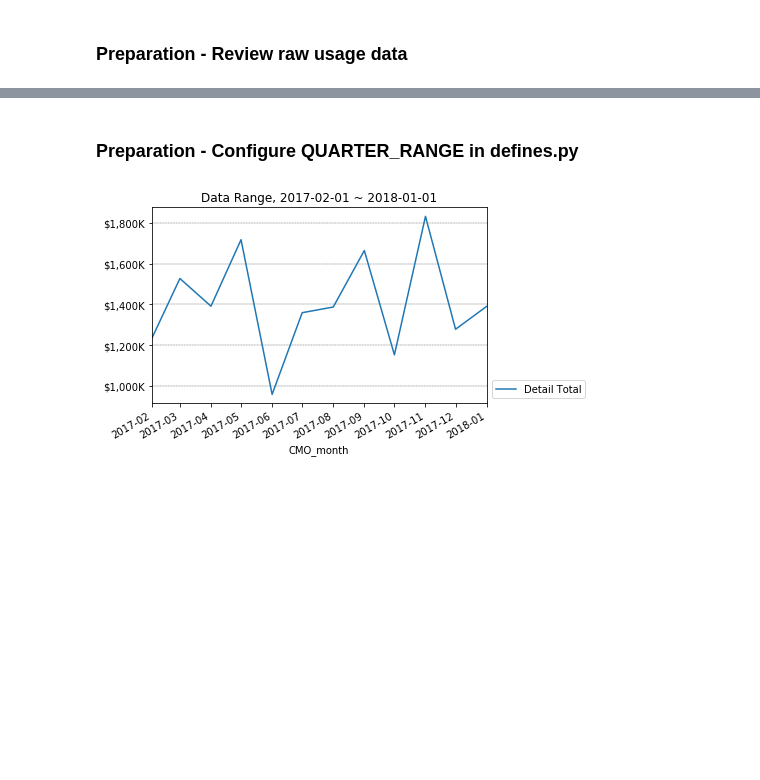
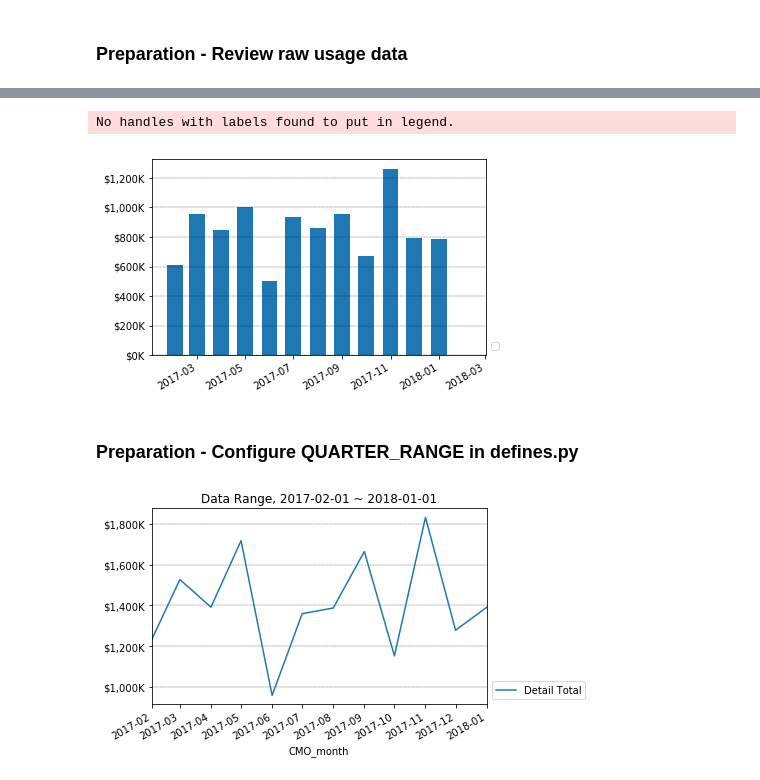
Before and after one commit to k1fukumoto/vcpp-data, a Jupyter notebook: report/NTT_Booking_Report.ipynb, the cells around one changed output, grey strips where cells are left out. Cells and saved outputs as stored; diff of their text form; code cells hidden in the pictures; blank space fills up the shorter version.

```diff
--- a/report/NTT_Booking_Report.ipynb
+++ b/report/NTT_Booking_Report.ipynb
@@ -62,3 +40,65 @@ Index(['Order ID', 'Alliance', 'Bill To Organization', 'BU', 'Channel Name',
+# %%
+def first_date_of_month(x):
+    if(math.isnan(x.year)):
+        return math.nan
+    else:
+        return datetime.date(x.year,x.month,1)
+
+
+CMO_month = list(map(lambda x: first_date_of_month(pd.Timestamp(x)),df_vspp['Cmo'].values))
+df_vspp['CMO_month'] = pd.Series(CMO_month,index=df_vspp.index)
+# %%
+ntt_showcase = set([x.upper() for x in [
+    'NTT America',
+    'NTT America, Inc. SME',
+    'NTT BizLink, Inc.',
+    'NTT Com Asia Limited',
+    'NTT Com ICT Solutions (Australia) Pty Ltd',
+    'NTT Communications (Thailand) Co.,Ltd.',
+    'NTT Communications China Co., Ltd.',
+    'NTT Communications Corporation',
+    'NTT Communications Corporation Australia Office',
+    'NTT Communications Corporation Bangkok Office',
+    'NTT Communications Corporation Barcelona Office',
+    'NTT Communications Corporation Cyberjaya Office',
+    'NTT Communications Corporation Frankfurt Office',
+    'NTT Communications Corporation Hong Kong Office',
+    'NTT Communications Corporation London Office',
+    'NTT Communications Corporation New York Office',
+    'NTT Communications Corporation Paris Office',
+    'NTT Communications Corporation Singapore Office',
+    'NTT Communications Russia',
+    'NTT Europe',
+    'NTT Europe Limited',
+    'NTT Europe Ltd',
+    'NTT EUROPE ONLINE GMBH',
+    'NTT MSC Sdn Bhd',
+    'NTT NEOMEIT Corporation',
+    'NTT Singapore PTE Ltd',
+    'NTT SMARTCONNECT Corporation',
+    'NTTPC Communications,Inc.'
+]])
+
+ntt_all = set(df_vspp[df_vspp['Reseller'].str.match(r'.*NTT*')]['Reseller'].drop_duplicates().values)
+
+#def pr_mark(f):
+#    return '*' if f else '-'
+#for sp in (sorted(resellers | ntt_showcase)):
+#    print("{:64s} {} {}".format(sp,pr_mark(sp in ntt_showcase),pr_mark(sp in resellers)))
+
+
+f = list(map(lambda x: x in ntt_all, df_vspp['Reseller'].values))
+s_rev = df_vspp[f].groupby('CMO_month')['Detail Total'].sum()
+
+
+#s_rev = df_vspp[df_vspp['Reseller'].str.match(r'.*DIMENSION*')].groupby('CMO_month')['Detail Total'].sum()
+plt.bar(s_rev.index,s_rev.values,width=20)
+
+ph.format_trend_chart()
+plt.show()
+# %% [output]
+No handles with labels found to put in legend.
+[figure, added]
 # %% [markdown]
 ### Preparation - Configure QUARTER_RANGE in defines.py
 # %%
```
Also changed, not shown: parts of 3 cells of this notebook.
